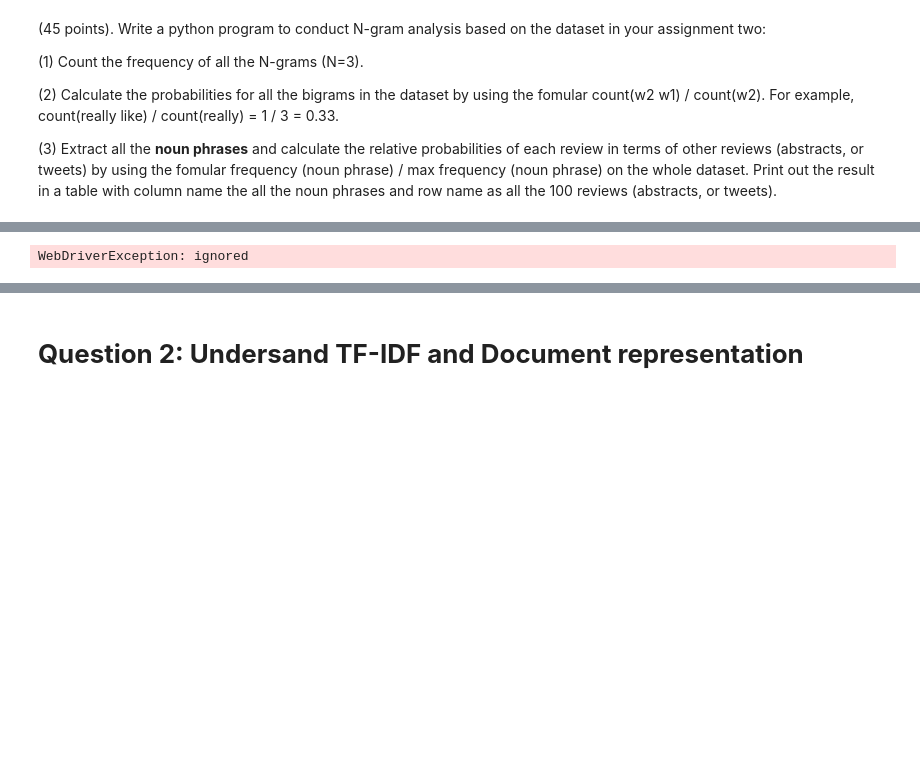
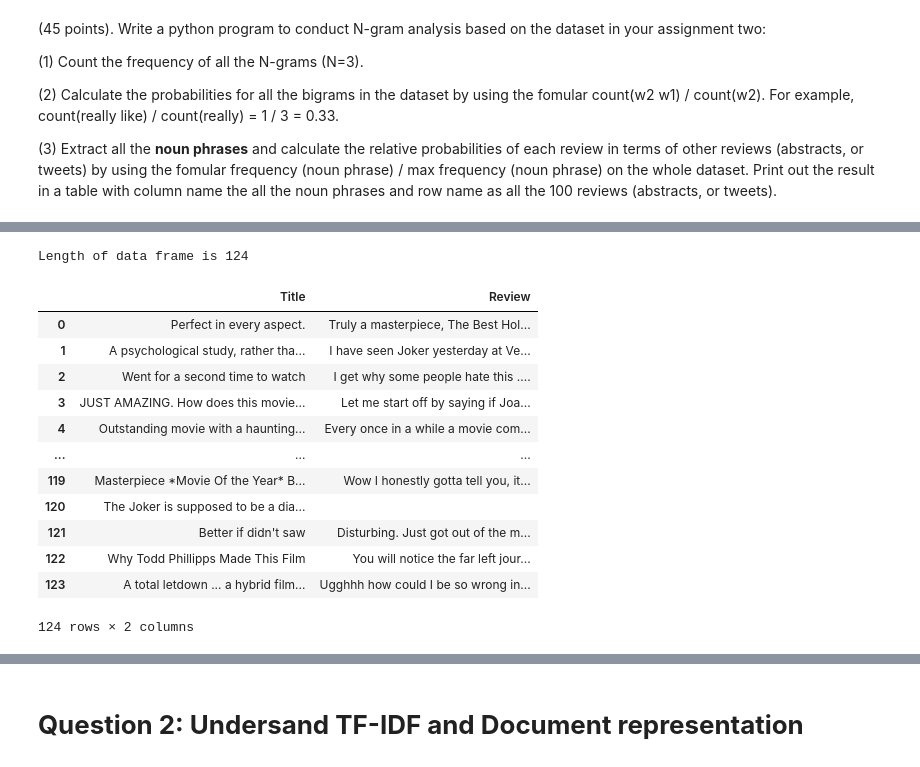
Before and after one commit to sravika-reddy12/Sravika-Reddy_INFO5731_Spring2023, a Jupyter notebook: Assignment Three.ipynb, the cells around one changed output, grey strips where cells are left out. Cells and saved outputs as stored; diff of their text form; code cells hidden in the pictures; blank space fills up the shorter version.

```diff
--- a/Assignment Three.ipynb
+++ b/Assignment Three.ipynb
@@ -46,29 +50,50 @@ options.add_argument('-headless')
 options.add_argument('-no-sandbox')
 options.add_argument('-disable-dev-shm-usage')
 # %%
+#importing selenium
 from selenium.webdriver.support.ui import WebDriverWait as wait
+#importing selenium
 from selenium.webdriver.common.by import By
+#importing pandas
 import pandas as pd
+#importing time
 import time
 
 driver = webdriver.Chrome('chromedriver',options=options)
-link = 'https://www.imdb.com/title/tt1630029/reviews/?ref_=tt_ql_urv'
+#reviews
+link = 'https://www.imdb.com/title/tt7286456/reviews?ref_=tt_urv'
 title_array = []
 review_array = []
 driver.get(link)
+#for loop
 for num in range(4):
-  driver.find_element_by_class_name("ipl-load-more__button").click()
+  driver.find_element(By.CLASS_NAME,"ipl-load-more__button").click()
   time.sleep(5)
   listOfTitle = driver.find_elements(By.CLASS_NAME, "title")
   listOfReviews = driver.find_elements(By.CLASS_NAME, "text")
+#for loop
 for ele, sub_ele in zip(listOfTitle, listOfReviews):
       title_array.append((ele.text).replace('\n',''))
       review_array.append(sub_ele.text)
 df = pd.DataFrame(list(zip(title_array, review_array)), columns =['Title', 'Review'])
+#print statement
 print("Length of data frame is {0}".format(len(df)))
 df
 # %% [output]
-WebDriverException: ignored
+Length of data frame is 124
+|  | Title | Review |
+| 0 | Perfect in every aspect. | Truly a masterpiece, The Best Hol... |
+| 1 | A psychological study, rather tha... | I have seen Joker yesterday at Ve... |
+| 2 | Went for a second time to watch | I get why some people hate this .... |
+| 3 | JUST AMAZING. How does this movie... | Let me start off by saying if Joa... |
+| 4 | Outstanding movie with a haunting... | Every once in a while a movie com... |
+| ... | ... | ... |
+| 119 | Masterpiece *Movie Of the Year* B... | Wow I honestly gotta tell you, it... |
+| 120 | The Joker is supposed to be a dia... |  |
+| 121 | Better if didn't saw | Disturbing. Just got out of the m... |
+| 122 | Why Todd Phillipps Made This Film | You will notice the far left jour... |
+| 123 | A total letdown ... a hybrid film... | Ugghhh how could I be so wrong in... |
+124 rows × 2 columns
 # %%
 import nltk
 nltk.download()
```
Also changed, not shown: parts of 41 cells of this notebook.
